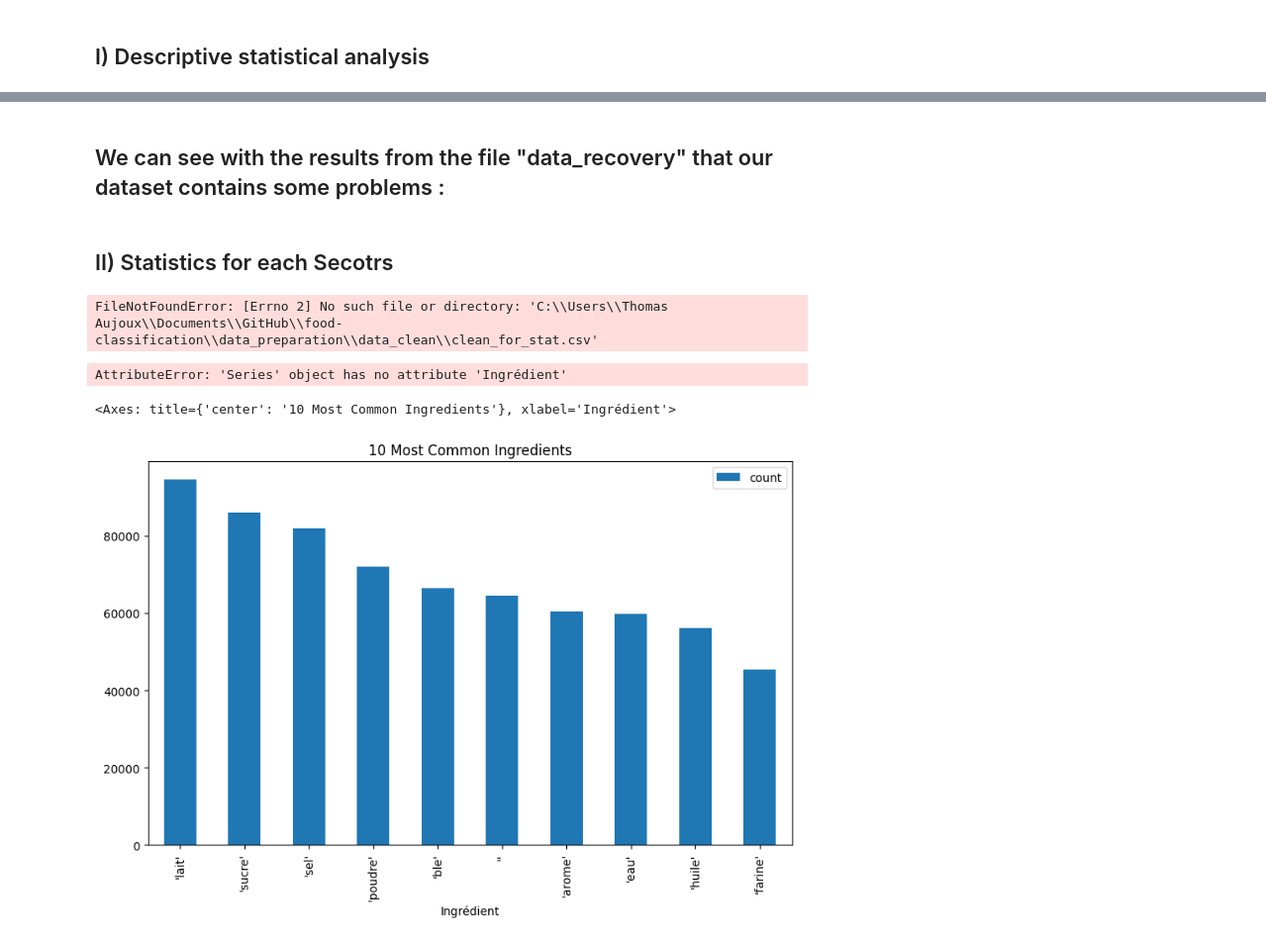
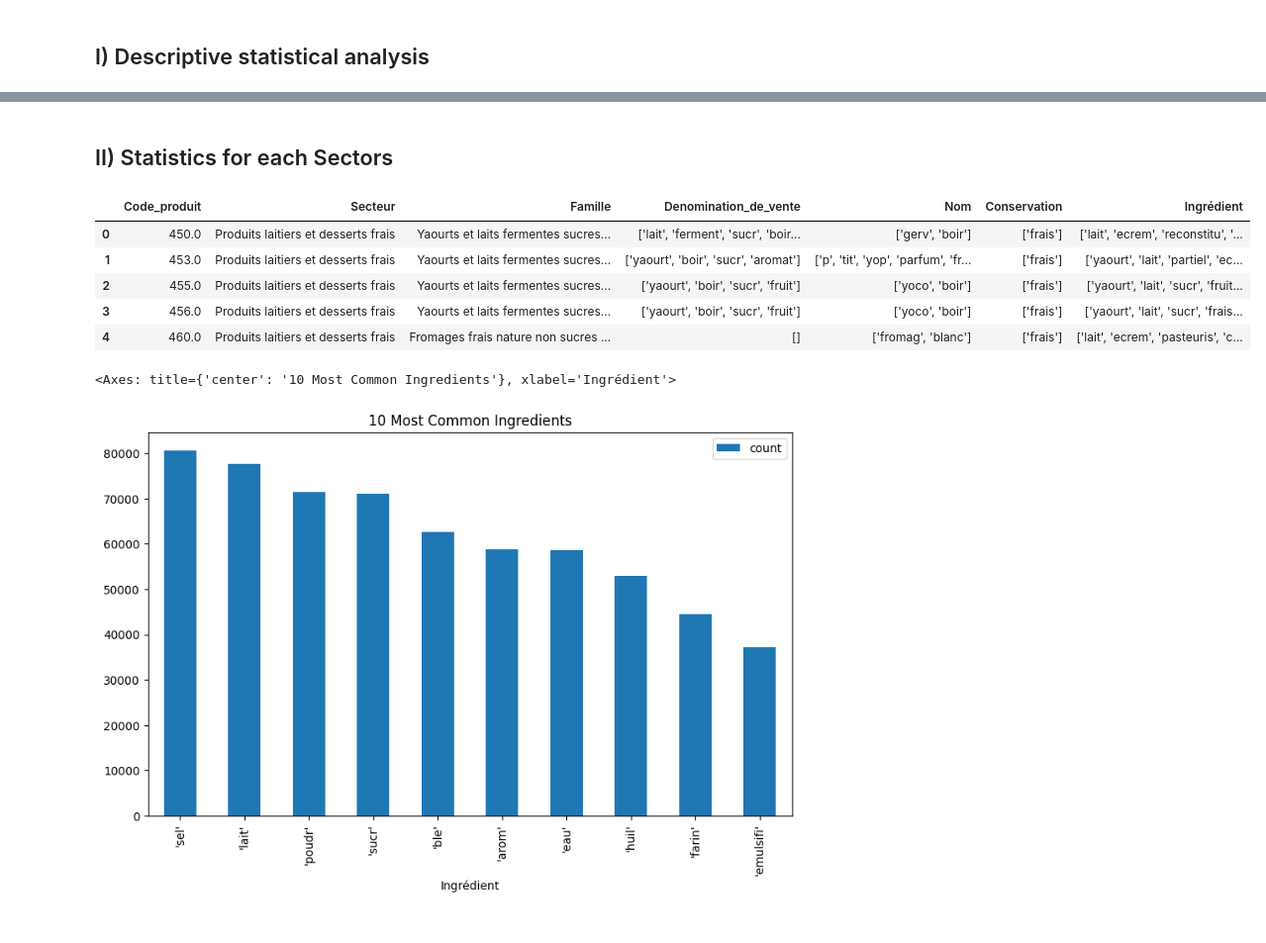
Before and after one commit to Thomasaujoux/food-classification, a Jupyter notebook: Exploratory_Data_Analysis/EDA.ipynb, the cells around one changed output, grey strips where cells are left out. Shown at 99% size. Saved outputs shown, nothing was run; the diff lists cells and outputs as text; code cells hidden in the pictures.

```diff
--- a/Exploratory_Data_Analysis/EDA.ipynb
+++ b/Exploratory_Data_Analysis/EDA.ipynb
@@ -110,18 +86,19 @@ layout = go.Layout(title='Number of recipes in each cuisine category',
 data = [trace]
 fig = dict(data=data, layout=layout)
 iplot(fig)
-# %% [markdown]
-We can see with the results from the file "data_recovery" that our dataset contains some problems :
--
 # %% [markdown]
-## II) Statistics for each Secotrs
+## II) Statistics for each Sectors
 # %%
-df = pd.read_csv(r'C:\Users\Thomas Aujoux\Documents\GitHub\food-classification\data_preparation\data_clean\clean_for_stat.csv', sep=',')
-df = df.rename(columns={ 'no_stopwords': 'Ingrédient' })
-df = df.drop("Unnamed: 0", axis = 1)
-df.head
+df = pd.read_csv(r'C:\Users\Thomas Aujoux\Documents\GitHub\food-classification\Data_Preprocessing\data_clean\clean_for_stat.csv', sep=',', index_col=[0])
+df = df.drop(labels=22426, axis=0)
+df.head()
 # %% [output]
-FileNotFoundError: [Errno 2] No such file or directory: 'C:\\Users\\Thomas Aujoux\\Documents\\GitHub\\food-classification\\data_preparation\\data_clean\\clean_for_stat.csv'
+|  | Code_produit | Secteur | Famille | Denomination_de_vente | Nom | Conservation | Ingrédient |
+| 0 | 450.0 | Produits laitiers et desserts frais | Yaourts et laits fermentes sucres... | ['lait', 'ferment', 'sucr', 'boir... | ['gerv', 'boir'] | ['frais'] | ['lait', 'ecrem', 'reconstitu', '... |
+| 1 | 453.0 | Produits laitiers et desserts frais | Yaourts et laits fermentes sucres... | ['yaourt', 'boir', 'sucr', 'aromat'] | ['p', 'tit', 'yop', 'parfum', 'fr... | ['frais'] | ['yaourt', 'lait', 'partiel', 'ec... |
+| 2 | 455.0 | Produits laitiers et desserts frais | Yaourts et laits fermentes sucres... | ['yaourt', 'boir', 'sucr', 'fruit'] | ['yoco', 'boir'] | ['frais'] | ['yaourt', 'lait', 'sucr', 'fruit... |
+| 3 | 456.0 | Produits laitiers et desserts frais | Yaourts et laits fermentes sucres... | ['yaourt', 'boir', 'sucr', 'fruit'] | ['yoco', 'boir'] | ['frais'] | ['yaourt', 'lait', 'sucr', 'frais... |
+| 4 | 460.0 | Produits laitiers et desserts frais | Fromages frais nature non sucres ... | [] | ['fromag', 'blanc'] | ['frais'] | ['lait', 'ecrem', 'pasteuris', 'c... |
 # %%
 from collections import Counter, defaultdict
 # calculating the usage of each ingredient, and for each cuisine
@@ -144,15 +121,13 @@ for index, row in df.iterrows():
     # update the counters
     cuisine_dict[row.Secteur] = local_counter
     index_dict[row.Code_produit] = row_counter
-# %% [output]
-AttributeError: 'Series' object has no attribute 'Ingrédient'
 # %%
 # plotting most common ingredients
 most_common_ingredients = pd.DataFrame(total_counter.most_common(10), columns=["Ingrédient", "count"])
 most_common_ingredients.plot(kind="bar", x="Ingrédient", figsize=(10,6), title="10 Most Common Ingredients")
 # %% [output]
 <Axes: title={'center': '10 Most Common Ingredients'}, xlabel='Ingrédient'>
-[figure, old version]
+[figure, new version]
 # %%
 import matplotlib.pyplot as plt
 
```
Also changed, not shown: parts of 13 cells of this notebook, 4 other files.
